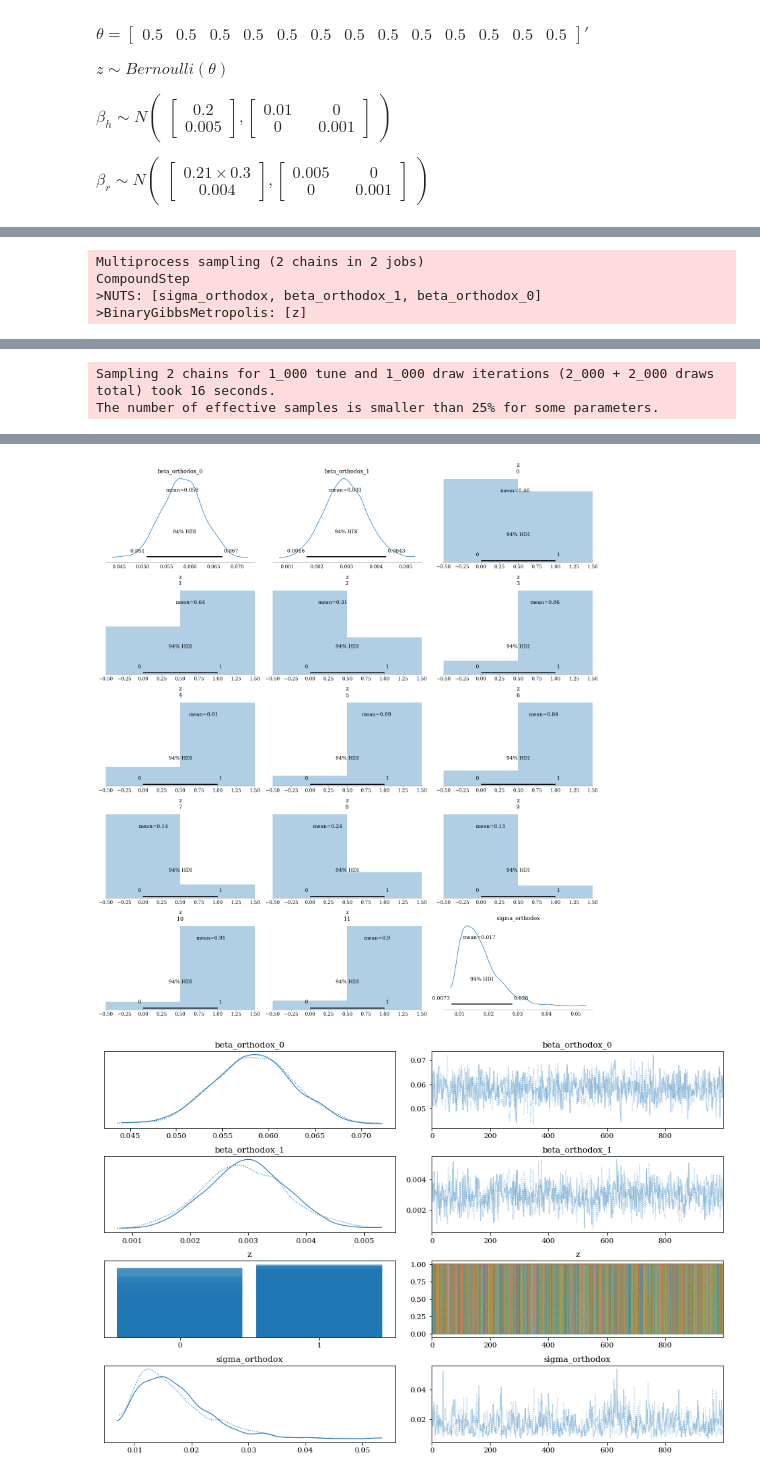
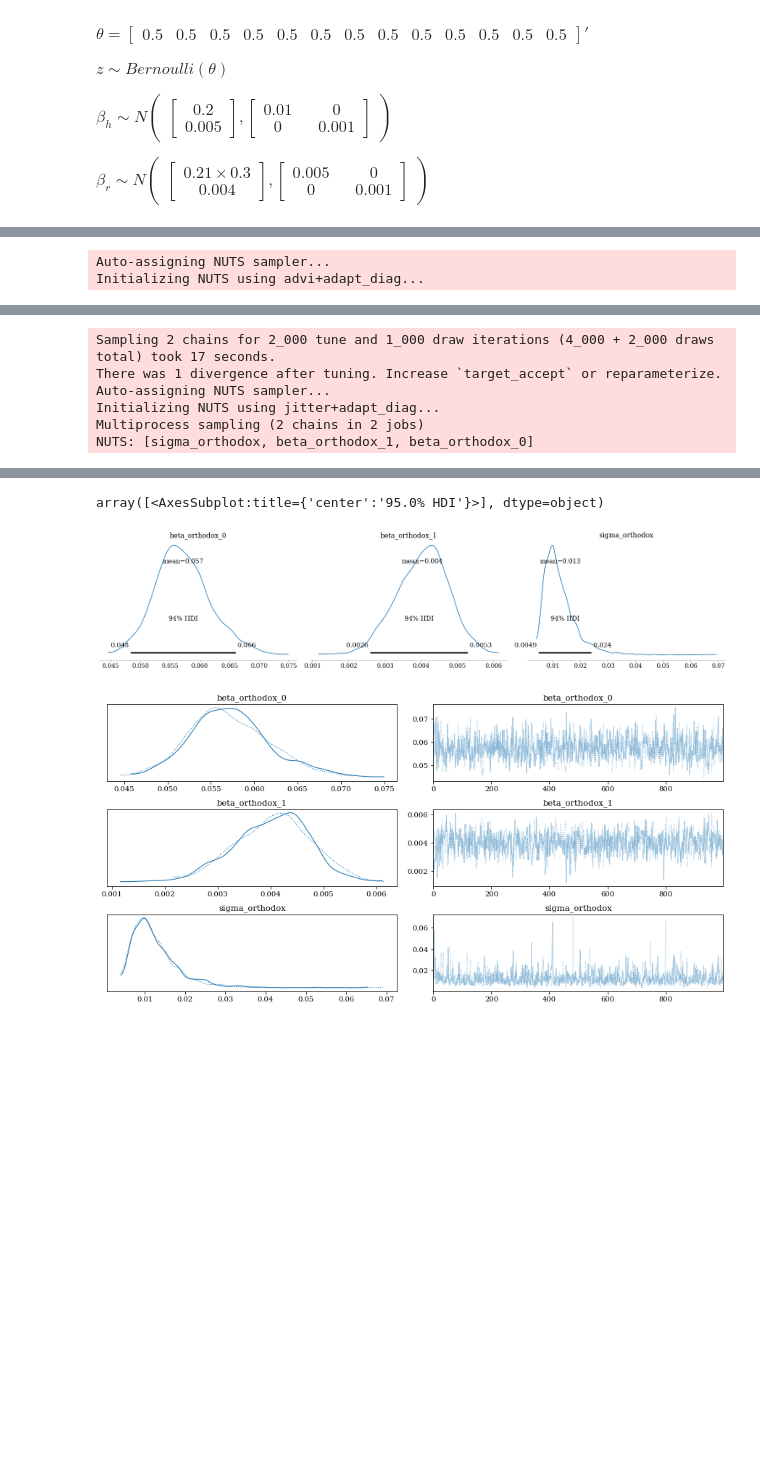
Before and after one commit to AnttiHaerkoenen/vyborg_orthodox, a Jupyter notebook: notebooks/missing_orthodox.ipynb, the cells around one changed output, grey strips where cells are left out. Saved outputs shown, nothing was run; the diff lists cells and outputs as text; code cells hidden in the pictures; blank space fills up the shorter version.

```diff
--- a/notebooks/missing_orthodox.ipynb
+++ b/notebooks/missing_orthodox.ipynb
@@ -172,11 +172,9 @@ with pm.Model() as model_health_council_orthodox:
         mu=0.005,
         sigma=0.01,
     )
-    theta = 0.5
-    z = pm.Bernoulli('z', p=theta, shape=n)
     sigma_total = pm.Exponential('sigma_orthodox', 10)
     missing = np.asarray(data_pm.orthodox_in_russia) * z
-    mu_early = beta_early_0 + beta_early_1 * t - missing
+    mu_early = beta_early_0 + beta_early_1 * t
     health_council = pm.Normal(
         'early',
         mu=mu_early,
@@ -224,6 +222,7 @@ standard = 15_000
 data_pm = data_pm / standard
 start = 1906
 data_pm['t'] = data_pm.index - start
+data_pm = data_pm.iloc[[0, 1, 2, 7, 8, 9,]]
 
 with pm.Model() as model_health_council_orthodox:
     n, _ = data_pm.shape
@@ -240,11 +239,12 @@ with pm.Model() as model_health_council_orthodox:
     )
     # mu_health = tt.add(beta_health_0, tt.mul(beta_health_1, data_pm.t))
     mu_health = beta_health_0 + t * beta_health_1
+    sigma_health = pm.Exponential('sigma_health', 10)
     # sigma_total = pm.Exponential('sigma_total', 100)
     health_council = pm.Normal(
         'health_council',
         mu=mu_health,
-        sigma=0.01,
+        sigma=sigma_health,
         observed=np.asarray(data_pm.health_council_orthodox),
     )
 
@@ -296,10 +299,8 @@ with pm.Model() as model_orthodox:
     )
     # theta = [0.5, 0.5, 0.5, 0.5, 0.5, 0.9, 0.5, 0.5, 0.5, 0.5, 0.5, 0.5]
     theta = 0.5
-    z = pm.Bernoulli('z', p=theta, shape=n)
     sigma_total = pm.Exponential('sigma_orthodox', 10)
-    missing = np.asarray(data_pm.orthodox_in_russia) * z
-    mu_total = beta_orthodox_0 + beta_orthodox_1 * t - missing
+    mu_total = beta_orthodox_0 + beta_orthodox_1 * t
     total = pm.Normal(
         'register',
         mu=mu_total,
@@ -316,8 +317,6 @@ az.plot_posterior(posterior)
 az.plot_trace(posterior)
 az.plot_forest(posterior, combined=True, hdi_prob=0.95)
 # %% [output]
-Multiprocess sampling (2 chains in 2 jobs)
-CompoundStep
->NUTS: [sigma_orthodox, beta_orthodox_1, beta_orthodox_0]
->BinaryGibbsMetropolis: [z]
+Auto-assigning NUTS sampler...
+Initializing NUTS using advi+adapt_diag...
 [interactive output not drawn]
@@ -330,4 +327,8 @@ CompoundStep
 [interactive output not drawn]
-Sampling 2 chains for 1_000 tune and 1_000 draw iterations (2_000 + 2_000 draws total) took 16 seconds.
-The number of effective samples is smaller than 25% for some parameters.
+Sampling 2 chains for 2_000 tune and 1_000 draw iterations (4_000 + 2_000 draws total) took 17 seconds.
+There was 1 divergence after tuning. Increase `target_accept` or reparameterize.
+Auto-assigning NUTS sampler...
+Initializing NUTS using jitter+adapt_diag...
+Multiprocess sampling (2 chains in 2 jobs)
+NUTS: [sigma_orthodox, beta_orthodox_1, beta_orthodox_0]
 [interactive output not drawn]
@@ -335,2 +337,3 @@ array([<AxesSubplot:title={'center':'95.0% HDI'}>], dtype=object)
+array([<AxesSubplot:title={'center':'95.0% HDI'}>], dtype=object)
-[figure, old version]
+[figure, new version]
-[figure, old version]
+[figure, new version]
```
Also changed, not shown: parts of 5 cells of this notebook.
